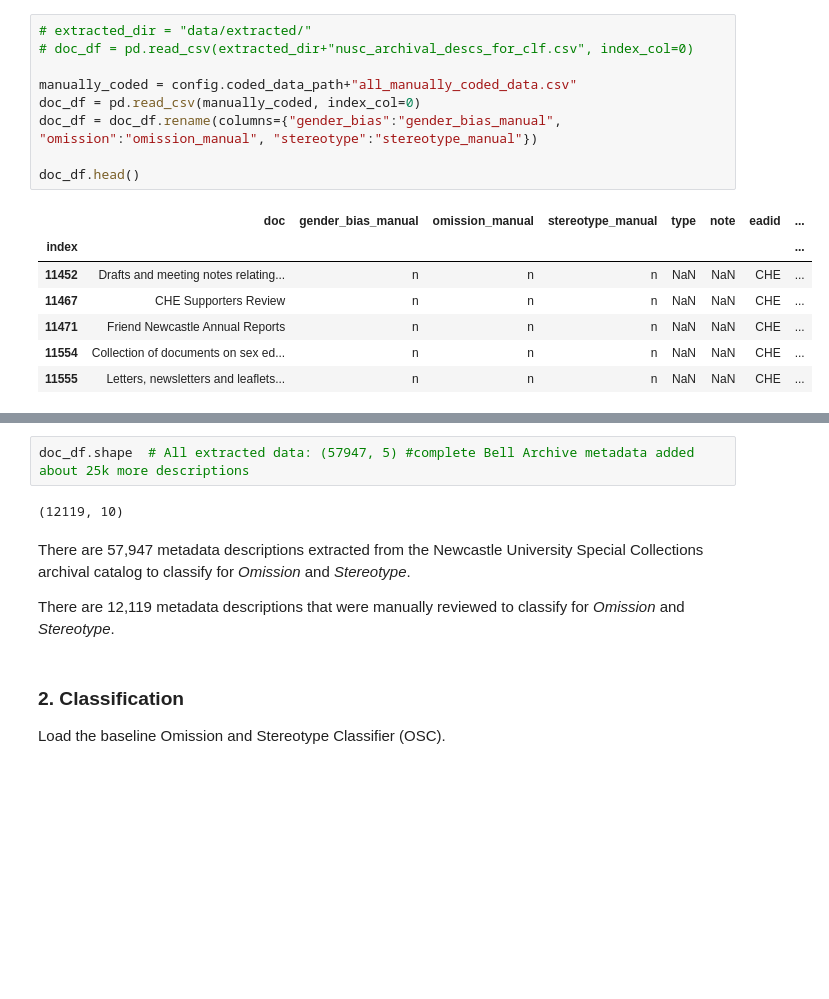
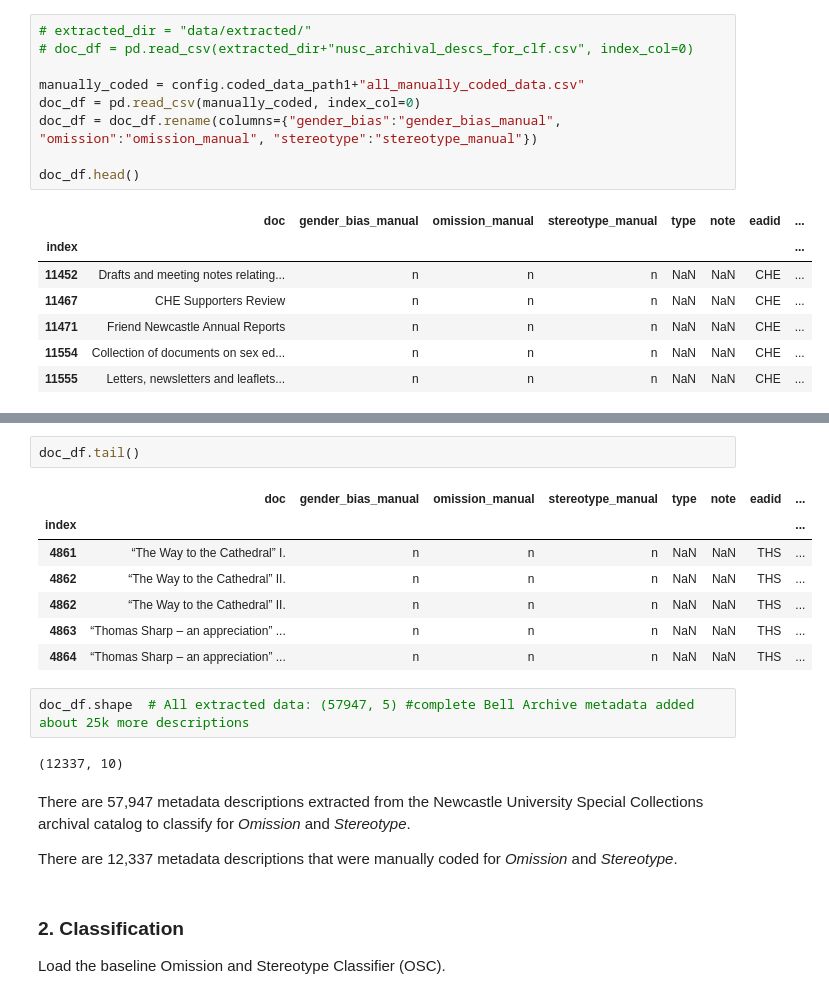
Before and after one commit to thegoose20/nusc, a Jupyter notebook: baseline_os_clf.ipynb, the cells around one changed output, grey strips where cells are left out. Drawn from its saved outputs; the diff is of its cells as text; blank space fills up the shorter version.

```diff
--- a/baseline_os_clf.ipynb
+++ b/baseline_os_clf.ipynb
@@ -30,7 +29,7 @@ Load the extracted archival metadata from the Newcastle University Special Colle
 # extracted_dir = "data/extracted/"
 # doc_df = pd.read_csv(extracted_dir+"nusc_archival_descs_for_clf.csv", index_col=0)
 
-manually_coded = config.coded_data_path+"all_manually_coded_data.csv"
+manually_coded = config.coded_data_path1+"all_manually_coded_data.csv"
 doc_df = pd.read_csv(manually_coded, index_col=0)
 doc_df = doc_df.rename(columns={"gender_bias":"gender_bias_manual", "omission":"omission_manual", "stereotype":"stereotype_manual"})
 
@@ -55,11 +45,21 @@ doc_df.head()
+# %%
+doc_df.tail()
+# %% [output]
+|  | doc | gender_bias_manual | omission_manual | stereotype_manual | type | note | eadid | ... |
+| index |  |  |  |  |  |  |  | ... |
+| 4861 | “The Way to the Cathedral” I. | n | n | n | NaN | NaN | THS | ... |
+| 4862 | “The Way to the Cathedral” II. | n | n | n | NaN | NaN | THS | ... |
+| 4862 | “The Way to the Cathedral” II. | n | n | n | NaN | NaN | THS | ... |
+| 4863 | “Thomas Sharp – an appreciation” ... | n | n | n | NaN | NaN | THS | ... |
+| 4864 | “Thomas Sharp – an appreciation” ... | n | n | n | NaN | NaN | THS | ... |
 # %%
 doc_df.shape  # All extracted data: (57947, 5) #complete Bell Archive metadata added about 25k more descriptions
 # %% [output]
-(12119, 10)
+(12337, 10)
 # %% [markdown]
 There are 57,947 metadata descriptions extracted from the Newcastle University Special Collections archival catalog to classify for *Omission* and *Stereotype*.
 
-There are 12,119 metadata descriptions that were manually reviewed to classify for *Omission* and *Stereotype*.
+There are 12,337 metadata descriptions that were manually coded for *Omission* and *Stereotype*.
 # %% [markdown]
 ### 2. Classification
 Load the baseline Omission and Stereotype Classifier (OSC).
```
Also changed, not shown: parts of 5 cells of this notebook, 2 other files.
